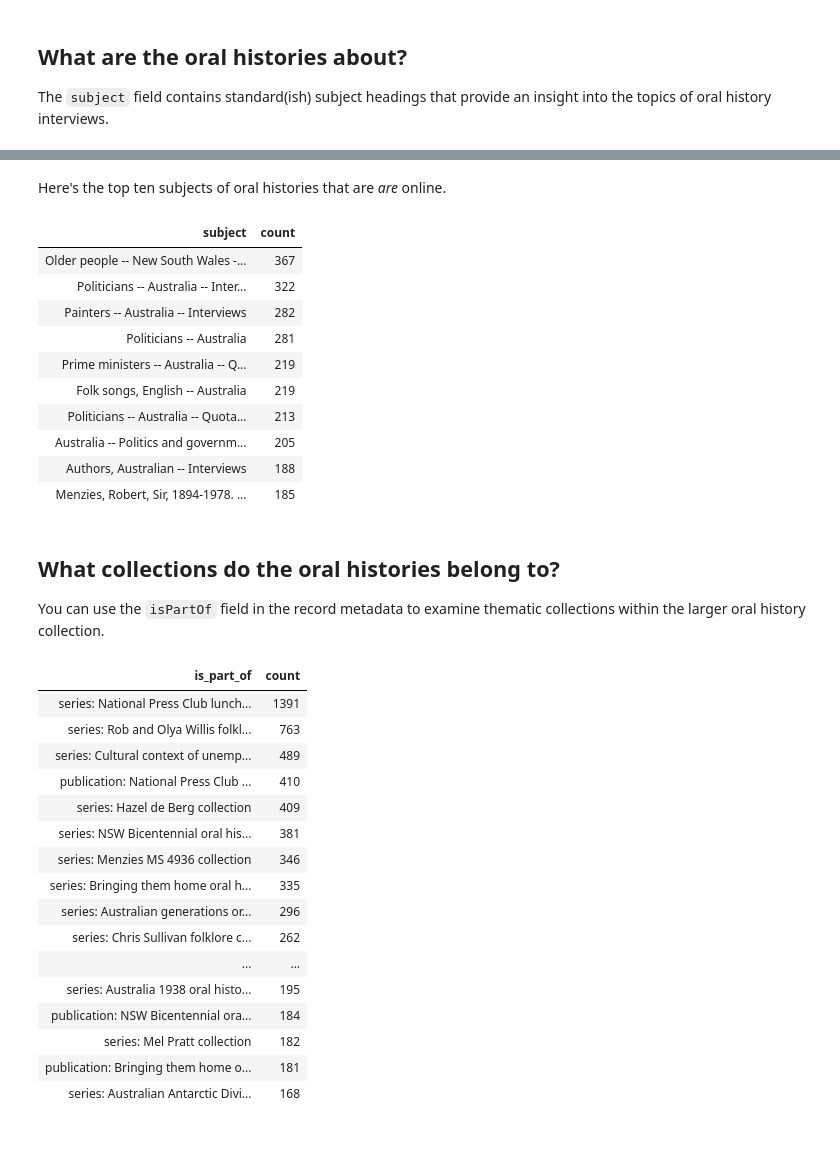
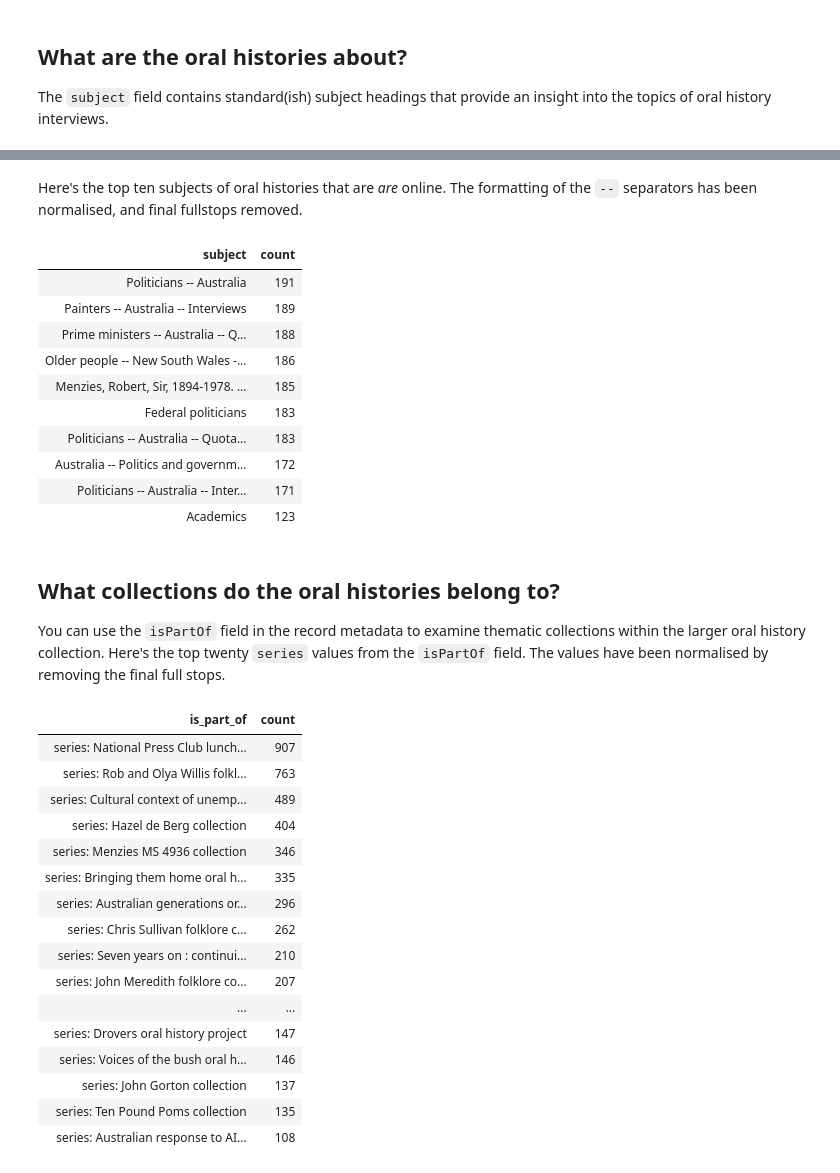
Before and after one commit to wragge/trove-data-guide, a Jupyter notebook: other-digitised-resources/oral-histories/overview.ipynb, the cells around one changed output, grey strips where cells are left out. Cells and saved outputs as stored; diff of their text form; code cells hidden in the pictures; blank space fills up the shorter version.

Commit message:
Tweaking oral histories

```diff
--- a/other-digitised-resources/oral-histories/overview.ipynb
+++ b/other-digitised-resources/oral-histories/overview.ipynb
@@ -101,7 +103,7 @@ Here's the top ten subjects of oral histories that are not online.
 # %%
 def split_and_clean(value):
     values = value.split(" | ")
-    return [re.sub(r"(\w)--(\w)", r"\1 -- \2", v).strip(".") for v in values if v]
+    return list(set([re.sub(r"(\w)--(\w)", r"\1 -- \2", v).strip(".") for v in values if v]))
 
 df["subject"] = df["subject"].apply(split_and_clean)
 
@@ -123,42 +125,45 @@ subjects.loc[(subjects["online_status"] == "not online")]["subject"].value_count
 # %% [markdown]
-Here's the top ten subjects of oral histories that are *are* online.
+Here's the top ten subjects of oral histories that are *are* online. The formatting of the `--` separators has been normalised, and final fullstops removed.
 # %%
 subjects.loc[subjects["online_status"] == "online"]["subject"].value_counts().to_frame().reset_index()[:10].style.hide()
 # %% [output]
 | subject | count |
-| Older people -- New South Wales -... | 367 |
-| Politicians -- Australia -- Inter... | 322 |
-| Painters -- Australia -- Interviews | 282 |
-| Politicians -- Australia | 281 |
-| Prime ministers -- Australia -- Q... | 219 |
-| Folk songs, English -- Australia | 219 |
-| Politicians -- Australia -- Quota... | 213 |
-| Australia -- Politics and governm... | 205 |
-| Authors, Australian -- Interviews | 188 |
+| Politicians -- Australia | 191 |
+| Painters -- Australia -- Interviews | 189 |
+| Prime ministers -- Australia -- Q... | 188 |
+| Older people -- New South Wales -... | 186 |
 | Menzies, Robert, Sir, 1894-1978. ... | 185 |
+| Federal politicians | 183 |
+| Politicians -- Australia -- Quota... | 183 |
+| Australia -- Politics and governm... | 172 |
+| Politicians -- Australia -- Inter... | 171 |
+| Academics | 123 |
 # %% [markdown]
 ## What collections do the oral histories belong to?
 
-You can use the `isPartOf` field in the record metadata to examine thematic collections within the larger oral history collection.
+You can use the `isPartOf` field in the record metadata to examine thematic collections within the larger oral history collection. Here's the top twenty `series` values from the `isPartOf` field. The values have been normalised by removing the final full stops.
 # %%
 df["is_part_of"] = df["is_part_of"].apply(split_and_clean)
 
-df["is_part_of"].explode().value_counts().to_frame().reset_index()[:20].style.hide()
+series = df["is_part_of"].explode().value_counts().to_frame().reset_index()
+
+# Show series only (not publication)
+series.dropna().loc[series["is_part_of"].str.startswith("series")][:20].style.hide()
 # %% [output]
 | is_part_of | count |
-| series: National Press Club lunch... | 1391 |
+| series: National Press Club lunch... | 907 |
 | series: Rob and Olya Willis folkl... | 763 |
 | series: Cultural context of unemp... | 489 |
-| publication: National Press Club ... | 410 |
-| series: Hazel de Berg collection | 409 |
-| series: NSW Bicentennial oral his... | 381 |
+| series: Hazel de Berg collection | 404 |
 | series: Menzies MS 4936 collection | 346 |
 | series: Bringing them home oral h... | 335 |
 | series: Australian generations or... | 296 |
 | series: Chris Sullivan folklore c... | 262 |
+| series: Seven years on : continui... | 210 |
+| series: John Meredith folklore co... | 207 |
 | ... | ... |
-| series: Australia 1938 oral histo... | 195 |
-| publication: NSW Bicentennial ora... | 184 |
-| series: Mel Pratt collection | 182 |
-| publication: Bringing them home o... | 181 |
-| series: Australian Antarctic Divi... | 168 |
+| series: Drovers oral history project | 147 |
+| series: Voices of the bush oral h... | 146 |
+| series: John Gorton collection | 137 |
+| series: Ten Pound Poms collection | 135 |
+| series: Australian response to AI... | 108 |
```
Also changed, not shown: parts of 5 cells of this notebook, 7 other files.
